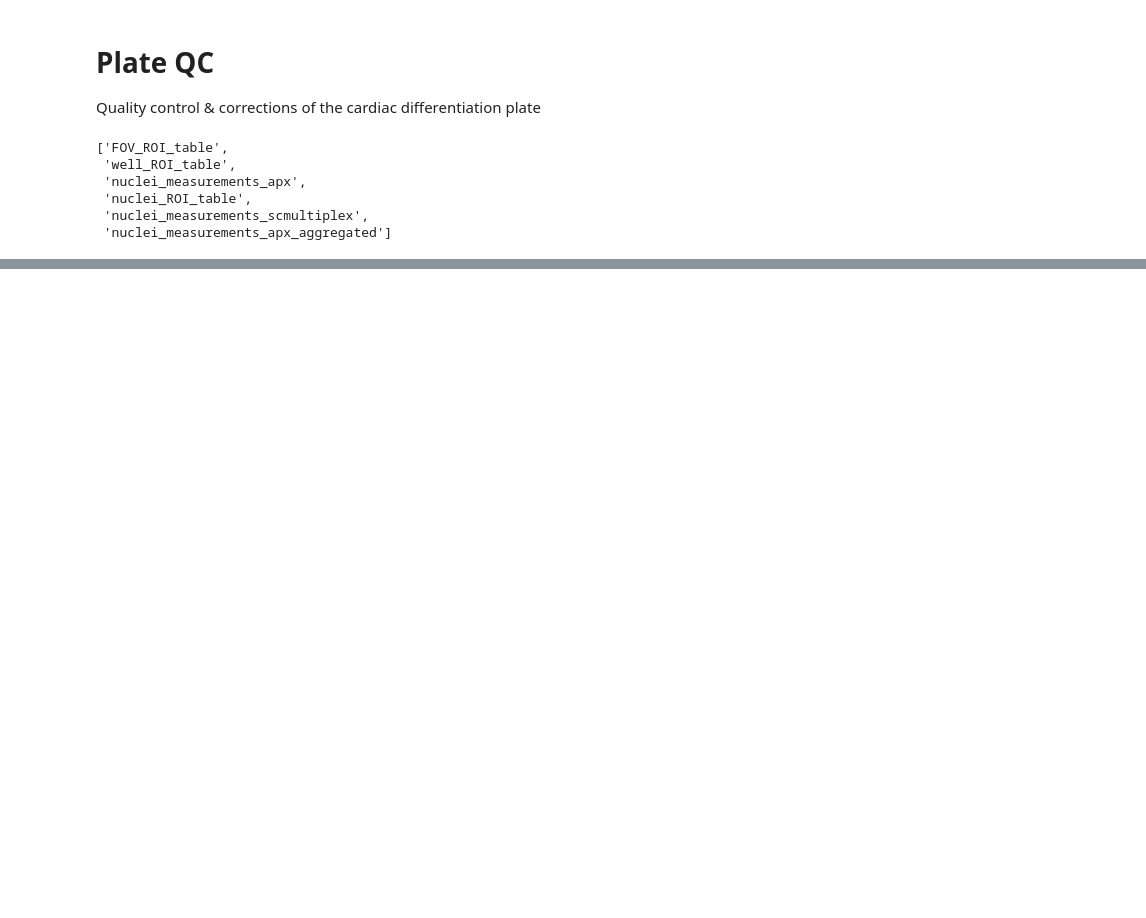
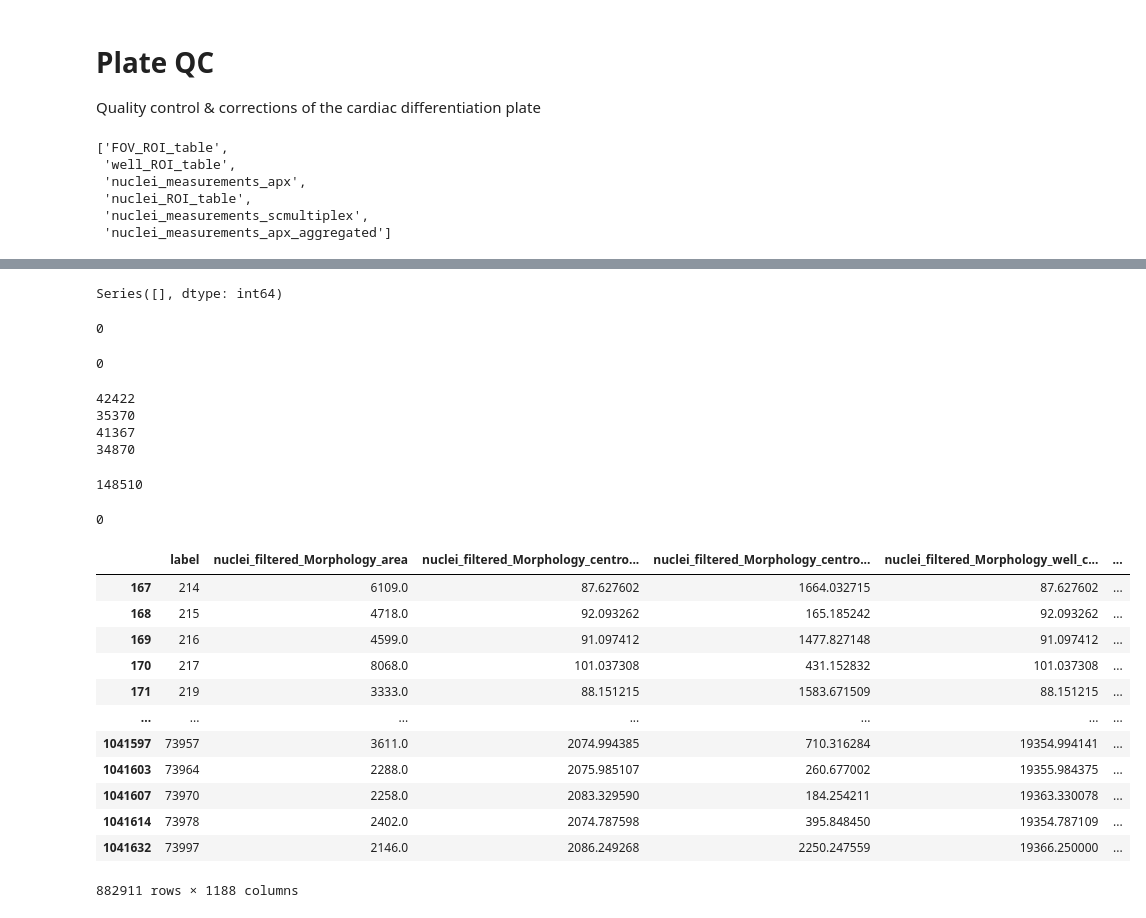
Before and after one commit to fractal-analytics-platform/fractal-paper-2026, a Jupyter notebook: fractal_paper_2026/plate_qc.ipynb, the cells around one changed output, grey strips where cells are left out. Cells and saved outputs as stored; diff of their text form; code cells hidden in the pictures; blank space fills up the shorter version.

```diff
--- a/fractal_paper_2026/plate_qc.ipynb
+++ b/fractal_paper_2026/plate_qc.ipynb
@@ -27,0 +279,38 @@ plate.list_tables()
+# %%
+na_counts_sorted = na_counts.sort_values(ascending=False)
+na_counts_sorted[na_counts_sorted > 0]
+# %% [output]
+Series([], dtype: int64)
+# %%
+sum(concatenated_df["is_border_external"] == 1.0)
+# %% [output]
+0
+# %%
+sum(concatenated_df["is_border_internal"] == 1.0)
+# %% [output]
+0
+# %%
+margin = 50
+print(sum(concatenated_df["nuclei_filtered_Morphology_bbox-0"] < margin))
+print(sum(concatenated_df["nuclei_filtered_Morphology_bbox-1"] < margin))
+print(sum(concatenated_df["nuclei_filtered_Morphology_bbox-2"] > 2160 - margin))
+print(sum(concatenated_df["nuclei_filtered_Morphology_bbox-3"] > 2560 -margin))
+# %% [output]
+42422
+35370
+41367
+34870
+# %%
+margin = 50
+
+to_discard = (
+    (concatenated_df["nuclei_filtered_Morphology_bbox-0"] < margin)
+    | (concatenated_df["nuclei_filtered_Morphology_bbox-1"] < margin)
+    | (concatenated_df["nuclei_filtered_Morphology_bbox-2"] > 2160 - margin)
+    | (concatenated_df["nuclei_filtered_Morphology_bbox-3"] > 2560 - margin)
+)
+sum(to_discard)
+# %% [output]
+148510
+# %%
+concatenated_df = concatenated_df.loc[~to_discard]
@@ -27,0 +319,20 @@ plate.list_tables()
+# %%
+sum(concatenated_df[~to_discard]["is_border_internal"] == 1.0)
+# %% [output]
+0
+# %%
+concatenated_df
+# %% [output]
+|  | label | nuclei_filtered_Morphology_area | nuclei_filtered_Morphology_centro... | nuclei_filtered_Morphology_centro... | nuclei_filtered_Morphology_well_c... | ... |
+| 167 | 214 | 6109.0 | 87.627602 | 1664.032715 | 87.627602 | ... |
+| 168 | 215 | 4718.0 | 92.093262 | 165.185242 | 92.093262 | ... |
+| 169 | 216 | 4599.0 | 91.097412 | 1477.827148 | 91.097412 | ... |
+| 170 | 217 | 8068.0 | 101.037308 | 431.152832 | 101.037308 | ... |
+| 171 | 219 | 3333.0 | 88.151215 | 1583.671509 | 88.151215 | ... |
+| ... | ... | ... | ... | ... | ... | ... |
+| 1041597 | 73957 | 3611.0 | 2074.994385 | 710.316284 | 19354.994141 | ... |
+| 1041603 | 73964 | 2288.0 | 2075.985107 | 260.677002 | 19355.984375 | ... |
+| 1041607 | 73970 | 2258.0 | 2083.329590 | 184.254211 | 19363.330078 | ... |
+| 1041614 | 73978 | 2402.0 | 2074.787598 | 395.848450 | 19354.787109 | ... |
+| 1041632 | 73997 | 2146.0 | 2086.249268 | 2250.247559 | 19366.250000 | ... |
+882911 rows × 1188 columns
```
Also changed, not shown: parts of 26 cells of this notebook, 1 other file.
